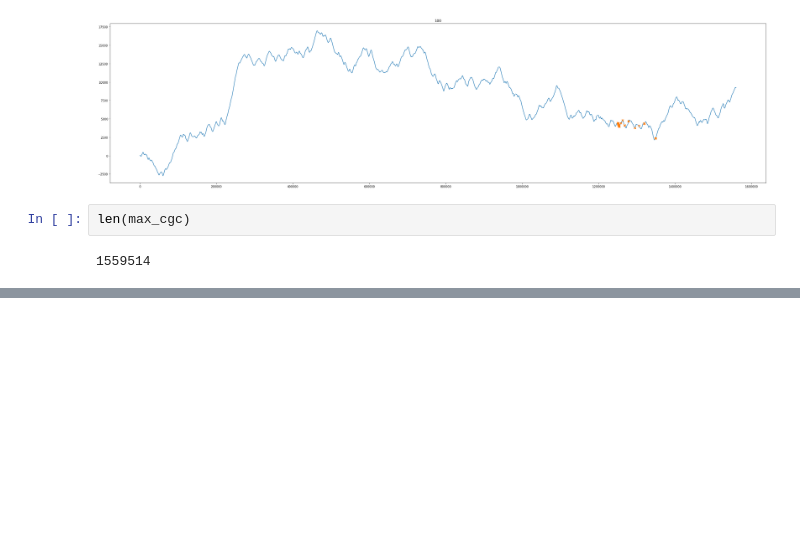
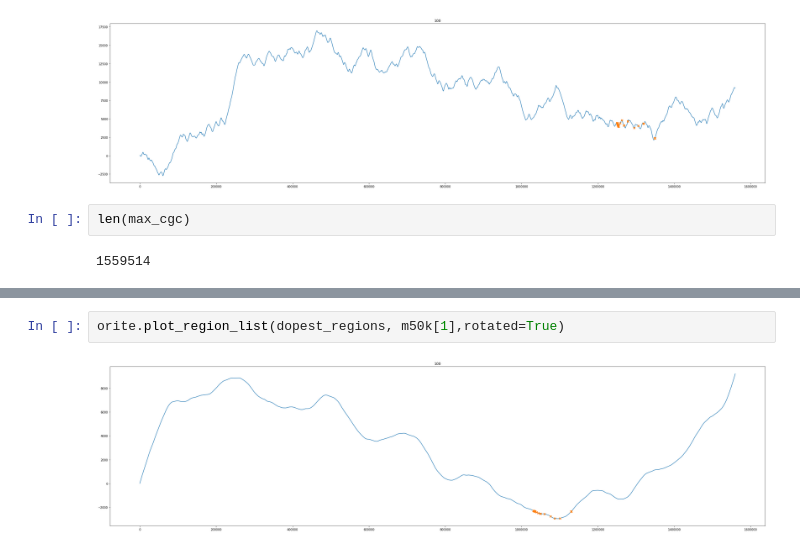
Before and after one commit to MohammedAlJaff/orite, a Jupyter notebook: density_max_combo.ipynb, the cells around one changed output, grey strips where cells are left out. Cells and saved outputs as stored; diff of their text form; blank space fills up the shorter version.

```diff
--- a/density_max_combo.ipynb
+++ b/density_max_combo.ipynb
@@ -222,0 +233,4 @@ len(max_cgc)
+# %%
+orite.plot_region_list(dopest_regions, m50k[1],rotated=True)
+# %% [output]
+[figure, added]
```
Also changed, not shown: parts of 13 cells of this notebook, 1 other file.
